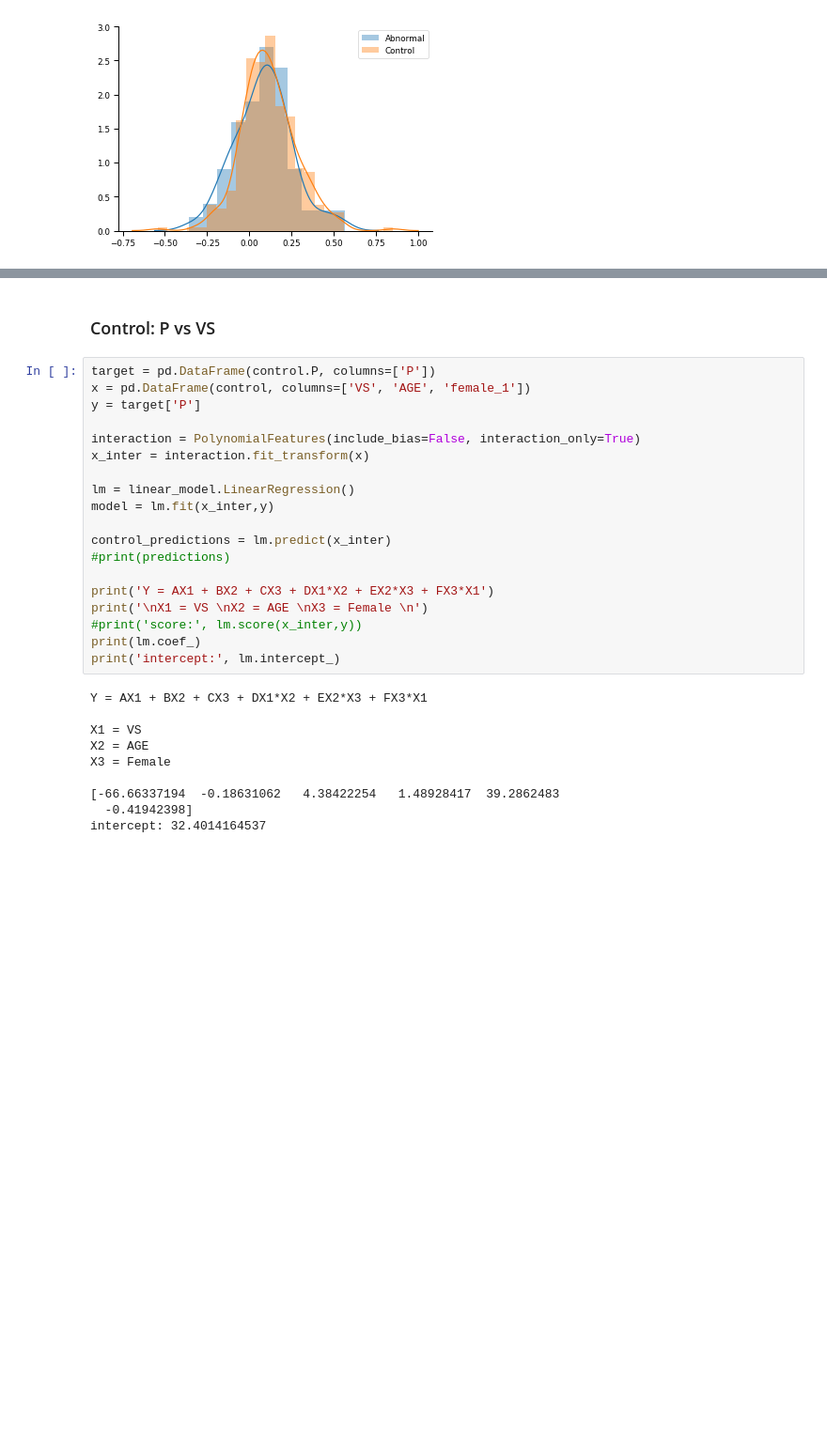
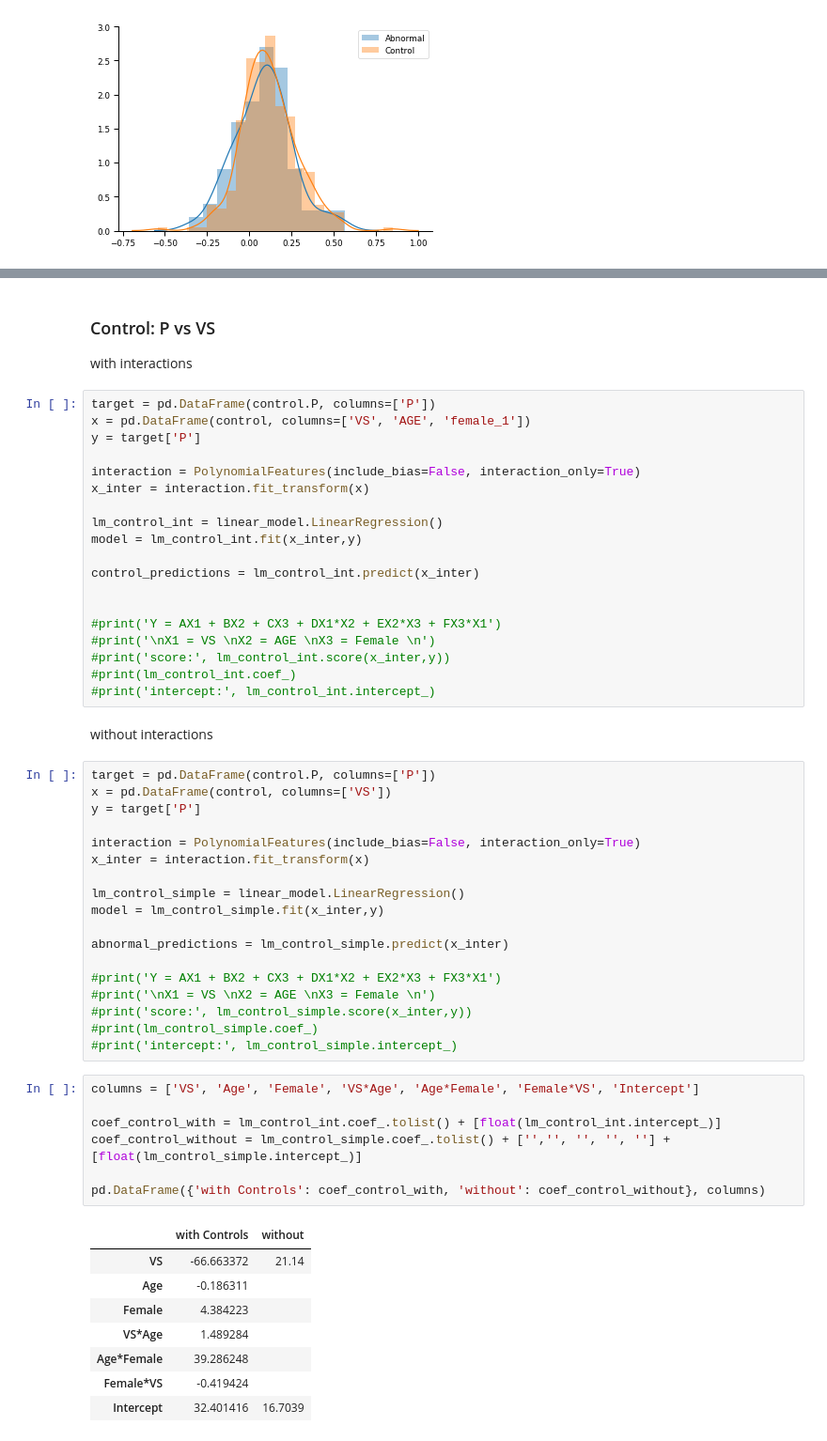
Before and after one commit to cbanuelos/DRD2_Abnormal_Learning, a Jupyter notebook: DataAnalysis.ipynb, the cells around one changed output, grey strips where cells are left out. Shown: that part at 94% size. Drawn from its saved outputs; the diff is of its cells as text; blank space fills up the shorter version.

```diff
--- a/DataAnalysis.ipynb
+++ b/DataAnalysis.ipynb
@@ -340,6 +355,8 @@ Warnings:
 [1] Standard Errors assume that the covariance matrix of the errors is correctly specified.
 # %% [markdown]
 ### Control: P vs VS
+
+with interactions
 # %%
 target = pd.DataFrame(control.P, columns=['P'])
 x = pd.DataFrame(control, columns=['VS', 'AGE', 'female_1'])
@@ -348,25 +365,51 @@ y = target['P']
 interaction = PolynomialFeatures(include_bias=False, interaction_only=True)
 x_inter = interaction.fit_transform(x)
 
-lm = linear_model.LinearRegression()
-model = lm.fit(x_inter,y)
+lm_control_int = linear_model.LinearRegression()
+model = lm_control_int.fit(x_inter,y)
 
-control_predictions = lm.predict(x_inter)
-#print(predictions)
+control_predictions = lm_control_int.predict(x_inter)
 
-print('Y = AX1 + BX2 + CX3 + DX1*X2 + EX2*X3 + FX3*X1')
-print('\nX1 = VS \nX2 = AGE \nX3 = Female \n')
-#print('score:', lm.score(x_inter,y))
-print(lm.coef_)
-print('intercept:', lm.intercept_)
+
+#print('Y = AX1 + BX2 + CX3 + DX1*X2 + EX2*X3 + FX3*X1')
+#print('\nX1 = VS \nX2 = AGE \nX3 = Female \n')
+#print('score:', lm_control_int.score(x_inter,y))
+#print(lm_control_int.coef_)
+#print('intercept:', lm_control_int.intercept_)
-# %% [output]
-Y = AX1 + BX2 + CX3 + DX1*X2 + EX2*X3 + FX3*X1
-
-X1 = VS
-X2 = AGE
-X3 = Female
-
-[-66.66337194  -0.18631062   4.38422254   1.48928417  39.2862483
-  -0.41942398]
-intercept: 32.4014164537
+# %% [markdown]
+without interactions
+# %%
+target = pd.DataFrame(control.P, columns=['P'])
+x = pd.DataFrame(control, columns=['VS'])
+y = target['P']
+
+interaction = PolynomialFeatures(include_bias=False, interaction_only=True)
+x_inter = interaction.fit_transform(x)
+
+lm_control_simple = linear_model.LinearRegression()
+model = lm_control_simple.fit(x_inter,y)
+
+abnormal_predictions = lm_control_simple.predict(x_inter)
+
+#print('Y = AX1 + BX2 + CX3 + DX1*X2 + EX2*X3 + FX3*X1')
+#print('\nX1 = VS \nX2 = AGE \nX3 = Female \n')
+#print('score:', lm_control_simple.score(x_inter,y))
+#print(lm_control_simple.coef_)
+#print('intercept:', lm_control_simple.intercept_)
+# %%
+columns = ['VS', 'Age', 'Female', 'VS*Age', 'Age*Female', 'Female*VS', 'Intercept']
+
+coef_control_with = lm_control_int.coef_.tolist() + [float(lm_control_int.intercept_)]
+coef_control_without = lm_control_simple.coef_.tolist() + ['','', '', '', ''] + [float(lm_control_simple.intercept_)]
+
+pd.DataFrame({'with Controls': coef_control_with, 'without': coef_control_without}, columns)
+# %% [output]
+|  | with Controls | without |
+| VS | -66.663372 | 21.14 |
+| Age | -0.186311 |  |
+| Female | 4.384223 |  |
+| VS*Age | 1.489284 |  |
+| Age*Female | 39.286248 |  |
+| Female*VS | -0.419424 |  |
+| Intercept | 32.401416 | 16.7039 |
 # %%
```
Also changed, not shown: parts of 11 cells of this notebook.
